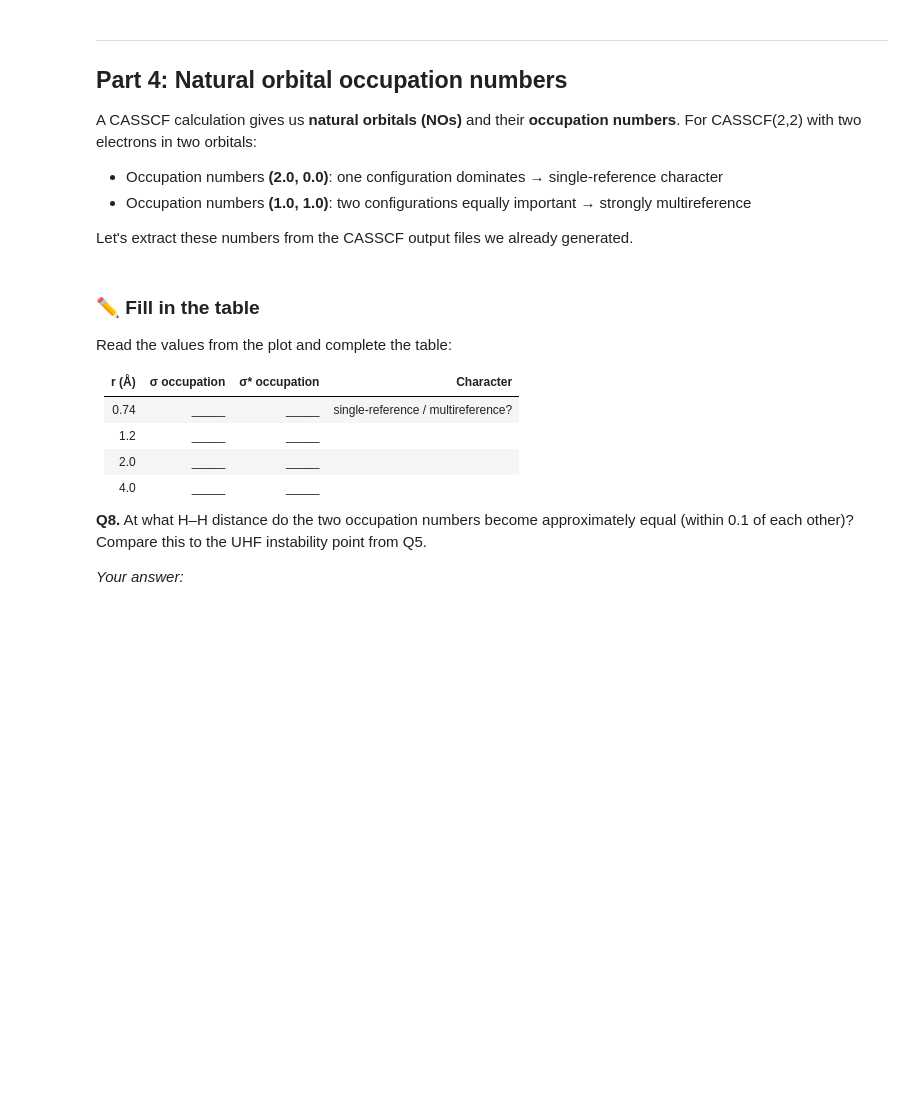
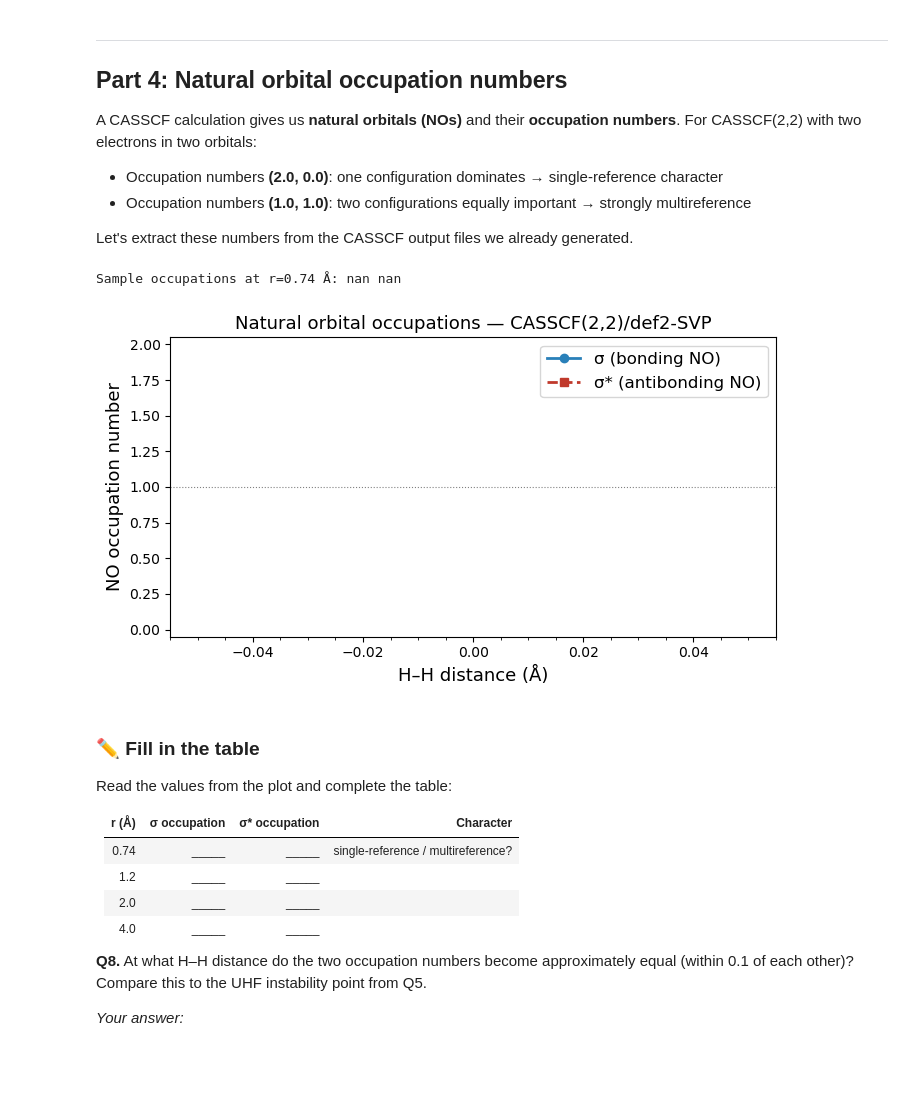
Before and after one commit to nruneberg/sscc-2026-qc-mr, a Jupyter notebook: notebooks/01_h2_single_ref_fails.ipynb, the cells around one changed output. Saved outputs shown, nothing was run; the diff lists cells and outputs as text; code cells hidden in the pictures; blank space fills up the shorter version.

```diff
--- a/notebooks/01_h2_single_ref_fails.ipynb
+++ b/notebooks/01_h2_single_ref_fails.ipynb
@@ -243,10 +321,15 @@ UHF gives the correct dissociation energy but at a cost: the wavefunction is no
 # %%
 s2_values = []
 for r in r_values:
-    tag  = f"h2_{r:.2f}".replace('.', 'p')
-    text = (JOBDIR / f"{tag}_uhf.out").read_text()
-    m    = re.search(r'Expectation value of <S\*\*2>\s*:\s*(-?[0-9.]+)', text)
-    s2_values.append(float(m.group(1)) if m else float('nan'))
+    tag = f"h2_{r:.2f}".replace('.', 'p')
+    val = get_float_from_line(
+        JOBDIR / f"{tag}_uhf.out",
+        search_for="Expectation value of <S**2>",
+        index=-1,
+        field=-1,
+        strict=False,
+    )
+    s2_values.append(val if val is not None else float('nan'))
 
 s2_values = np.array(s2_values)
 
@@ -299,41 +384,57 @@ A CASSCF calculation gives us **natural orbitals (NOs)** and their **occupation
 
 Let's extract these numbers from the CASSCF output files we already generated.
 # %%
-def get_no_occupations(out_file):
-    """Extract CASSCF natural orbital occupation numbers (sorted descending)."""
-    text   = Path(out_file).read_text()
-    blocks = re.findall(
-        r'Natural Orbital Occupation Numbers.*?\n((?:\s*\d+\.\d+\s*\n?)+)',
-        text, re.IGNORECASE)
-    if not blocks:
+from opi.output.core import Output
+
+def get_casscf_no_occupations(out_file):
+    """Return sorted CASSCF natural orbital occupations via OPI property JSON."""
+    prop_file = Path(str(out_file).replace('.out', '.property.json'))
+    if not prop_file.exists():
         return []
-    return sorted([float(x) for x in blocks[-1].split()], reverse=True)
+    output = Output(basename=prop_file.stem.replace('.property', ''),
+                    working_dir=prop_file.parent)
+    output.parse()
+    result = output.results
+    # CAS natural orbital occupations are in cas_energy or nat_orbitals
+    try:
+        no = result.properties.nat_orbitals
+        if no and no.occuno:
+            occs = [x for row in no.occuno for x in row]
+            return sorted(occs, reverse=True)
+    except Exception:
+        pass
+    return []
 
 no_bonding     = []
 no_antibonding = []
 
 for r in r_values:
     tag  = f"h2_{r:.2f}".replace('.', 'p')
-    occs = get_no_occupations(JOBDIR / f"{tag}_casscf.out")
+    occs = get_casscf_no_occupations(JOBDIR / f"{tag}_casscf.out")
     no_bonding.append(occs[0]     if len(occs) > 0 else float('nan'))
     no_antibonding.append(occs[1] if len(occs) > 1 else float('nan'))
 
 no_bonding     = np.array(no_bonding)
 no_antibonding = np.array(no_antibonding)
+
+print('Sample occupations at r=0.74 Å:', no_bonding[2], no_antibonding[2])
 
 fig, ax = plt.subplots(figsize=(7, 4))
 ax.plot(r_values, no_bonding,     'o-',  color='#2980b9', lw=2, label='σ (bonding NO)')
 ax.plot(r_values, no_antibonding, 's--', color='#c0392b', lw=2, label='σ* (antibonding NO)')
 ax.axhline(1.0, color='grey', lw=0.8, ls=':')
 ax.set_xlabel('H–H distance (Å)', fontsize=13)
 ax.set_ylabel('NO occupation number', fontsize=13)
 ax.set_title('Natural orbital occupations — CASSCF(2,2)/def2-SVP', fontsize=13)
 ax.set_ylim(-0.05, 2.05)
 ax.legend(fontsize=12)
 ax.xaxis.set_minor_locator(ticker.AutoMinorLocator())
 plt.tight_layout()
 plt.savefig('h2_no_occupations.pdf')
 plt.show()
+# %% [output]
+Sample occupations at r=0.74 Å: nan nan
+[figure, added]
 # %% [markdown]
 ### ✏️ Fill in the table
 
```
Also changed, not shown: parts of 11 cells of this notebook, 2 other files.
